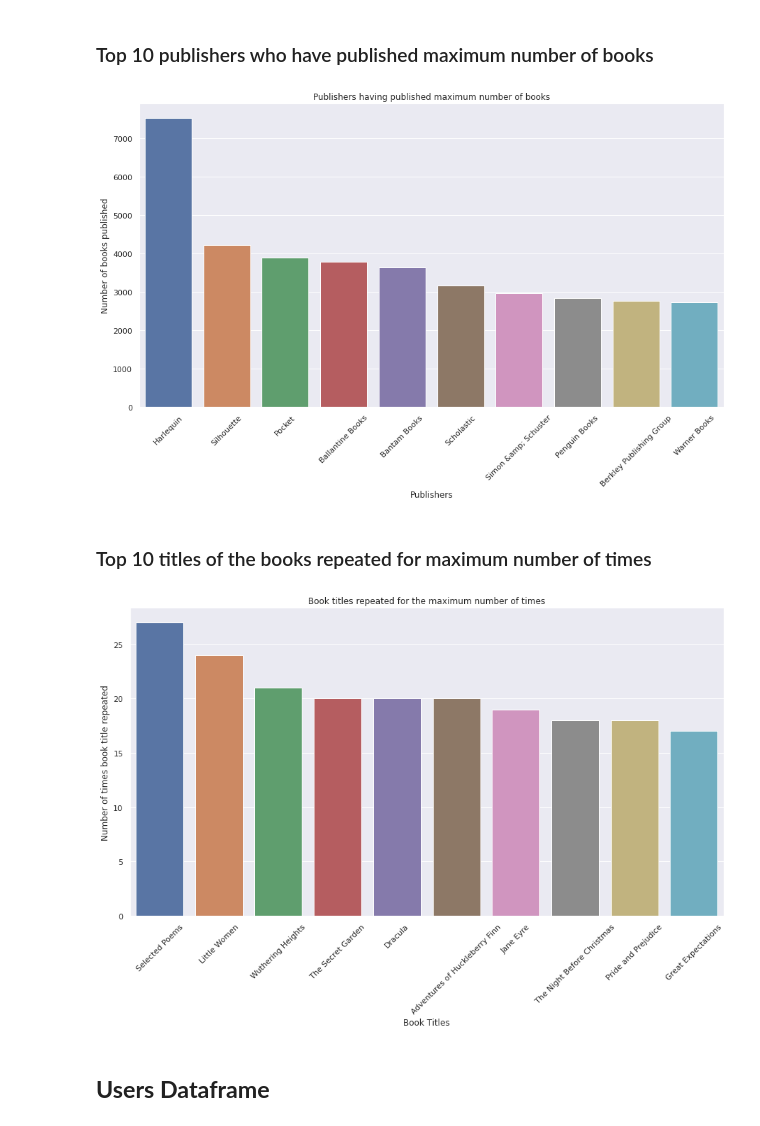
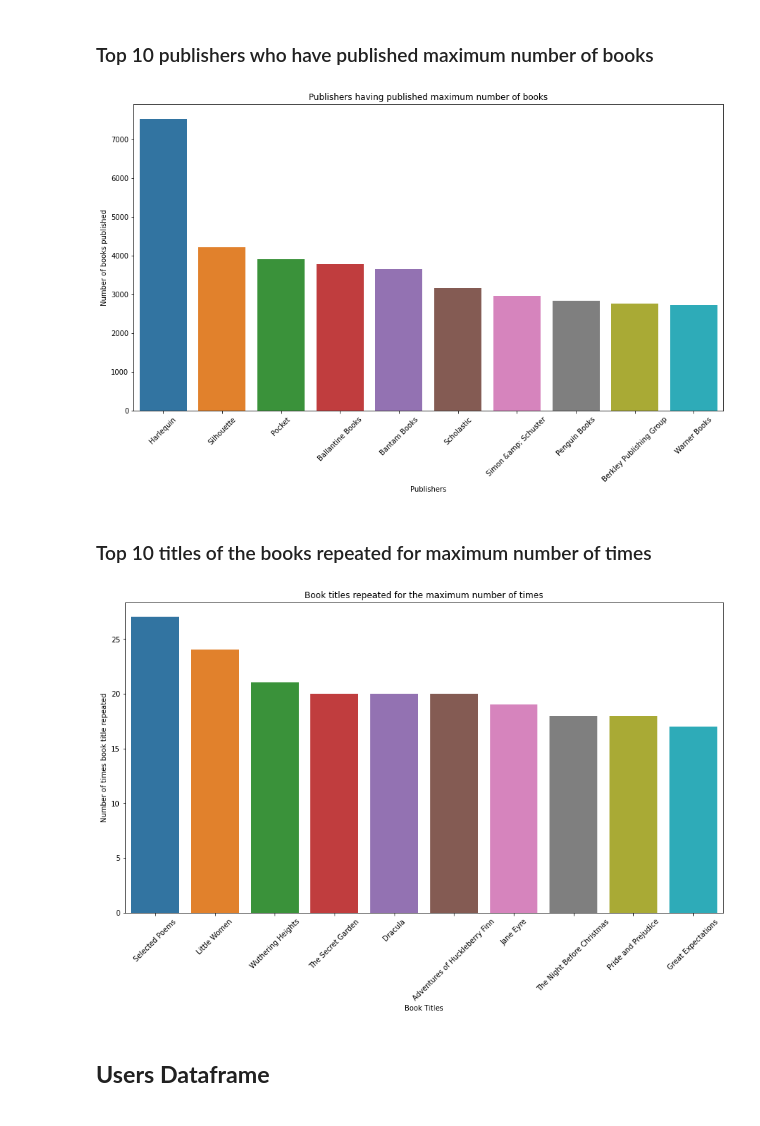
Before and after one commit to rsonar821/Unsupervised-Learning-Capstone-Project, a Jupyter notebook: Book_Recommender_System.ipynb, the cells around one changed output. Cells and saved outputs as stored; diff of their text form; code cells hidden in the pictures.

```diff
--- a/Book_Recommender_System.ipynb
+++ b/Book_Recommender_System.ipynb
@@ -16,7 +16,7 @@
 import numpy as np
 import pandas as pd
 import seaborn as sns
-sns.set_theme(style="darkgrid")
+#sns.set_theme(style="darkgrid")
 import matplotlib.pyplot as plt
 %matplotlib inline
 
@@ -243,7 +243,7 @@ max_publishers.rename(columns = {'index':'Publisher', 'Publisher':'Count'}, inpl
 plt.figure(figsize=(15,8))
 
 # Plotting a bargraph
-figure = sns.barplot(x='Publisher', y='Count', data=max_publishers)
+figure = sns.barplot(x='Publisher', y='Count', data=top_publishers)
 
 # Defining the title, xticks rotation and x and y labels
 plt.xticks(rotation=45)
@@ -253,31 +253,31 @@ figure.set(xlabel='Publishers', ylabel='Number of books published')
 # Displaying the graph
 plt.show(figure)
 # %% [output]
-[figure, old version]
+[figure, new version]
 # %% [markdown]
 ### Top 10 titles of the books repeated for maximum number of times
 # %%
 # Creating a dataframe of the titles repeated maximum number of times
-max_titles = pd.DataFrame(books_df['Title'].value_counts()[:10]).reset_index()
+top_titles = pd.DataFrame(books_df['Title'].value_counts()[:10]).reset_index()
 
 # Renaming the columns of the dataframe
-max_titles.rename(columns = {'index':'Title', 'Title':'Count'}, inplace = True)
+top_titles.rename(columns = {'index':'Title', 'Title':'Count'}, inplace = True)
 # %%
 # Defining the plot size
 plt.figure(figsize=(15,8))
 
 # Plotting a bargraph
-figure = sns.barplot(x = 'Title', y = 'Count', data = max_titles)
+figure = sns.barplot(x = 'Title', y = 'Count', data = top_titles)
 
 # Defining the title, xticks rotation and x and y labels
 plt.xticks(rotation=45)
 figure.set(title='Book titles repeated for the maximum number of times')
 figure.set(xlabel='Book Titles', ylabel='Number of times book title repeated')
 
 # Displaying the graph
 plt.show(figure)
 # %% [output]
-[figure, old version]
+[figure, new version]
 # %% [markdown]
 ## **Users Dataframe**
 # %% [markdown]
```
Also changed, not shown: parts of 70 cells of this notebook.
